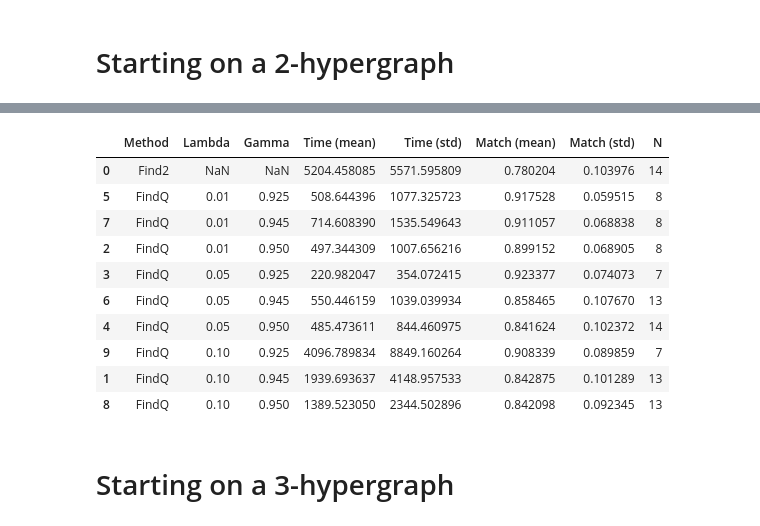
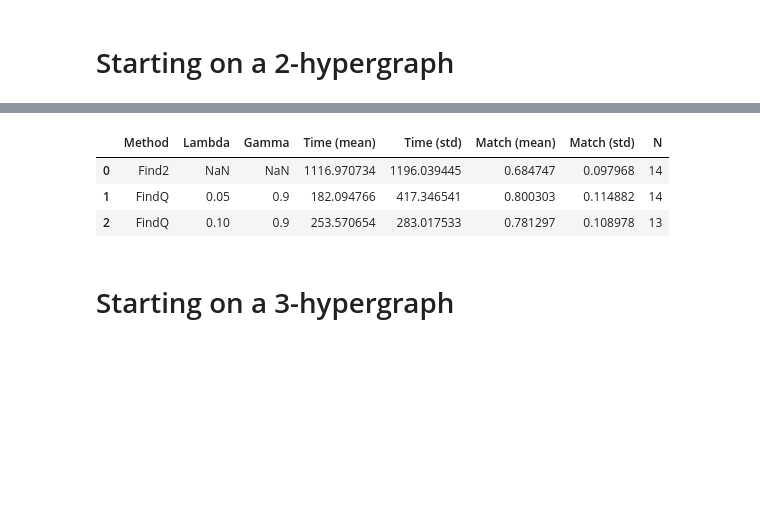
Before and after one commit to ayllon/MatchBox, a Jupyter notebook: notebooks/results-dc2.ipynb, the cells around one changed output, grey strips where cells are left out. Cells and saved outputs as stored; diff of their text form; code cells hidden in the pictures; blank space fills up the shorter version.

```diff
--- a/notebooks/results-dc2.ipynb
+++ b/notebooks/results-dc2.ipynb
@@ -13,5 +13,5 @@ plt.rcParams['figure.figsize'] = (12, 6)
 # %%
 h2_run_ids = ['dc2_20210421', 'dc2_20210422']
 h2_find2, h2_findq = load_results(h2_run_ids)
-findq_subset = [(0.05, 1.00), (0.10, 1.00), (0.05, 1.10), (0.10, 1.10)]
+findq_subset = [(0.05, 1.00), (0.10, 1.00)]
 # %%
@@ -21,18 +21,11 @@ plot.plot_comparison(h2_find2, h2_findq, findq_subset)
 # %%
-h2_stats = general_stats(h2_find2, h2_findq, alpha=0.05)
+h2_stats = general_stats(h2_find2, h2_findq, findq_subset)
 h2_stats
 # %% [output]
 |  | Method | Lambda | Gamma | Time (mean) | Time (std) | Match (mean) | Match (std) | N |
-| 0 | Find2 | NaN | NaN | 5204.458085 | 5571.595809 | 0.780204 | 0.103976 | 14 |
-| 5 | FindQ | 0.01 | 0.925 | 508.644396 | 1077.325723 | 0.917528 | 0.059515 | 8 |
-| 7 | FindQ | 0.01 | 0.945 | 714.608390 | 1535.549643 | 0.911057 | 0.068838 | 8 |
-| 2 | FindQ | 0.01 | 0.950 | 497.344309 | 1007.656216 | 0.899152 | 0.068905 | 8 |
-| 3 | FindQ | 0.05 | 0.925 | 220.982047 | 354.072415 | 0.923377 | 0.074073 | 7 |
-| 6 | FindQ | 0.05 | 0.945 | 550.446159 | 1039.039934 | 0.858465 | 0.107670 | 13 |
-| 4 | FindQ | 0.05 | 0.950 | 485.473611 | 844.460975 | 0.841624 | 0.102372 | 14 |
-| 9 | FindQ | 0.10 | 0.925 | 4096.789834 | 8849.160264 | 0.908339 | 0.089859 | 7 |
-| 1 | FindQ | 0.10 | 0.945 | 1939.693637 | 4148.957533 | 0.842875 | 0.101289 | 13 |
-| 8 | FindQ | 0.10 | 0.950 | 1389.523050 | 2344.502896 | 0.842098 | 0.092345 | 13 |
+| 0 | Find2 | NaN | NaN | 1116.970734 | 1196.039445 | 0.684747 | 0.097968 | 14 |
+| 1 | FindQ | 0.05 | 0.9 | 182.094766 | 417.346541 | 0.800303 | 0.114882 | 14 |
+| 2 | FindQ | 0.10 | 0.9 | 253.570654 | 283.017533 | 0.781297 | 0.108978 | 13 |
 # %% [markdown]
 # Starting on a 3-hypergraph
 # %%
```
Also changed, not shown: parts of 3 cells of this notebook, 3 other files.
